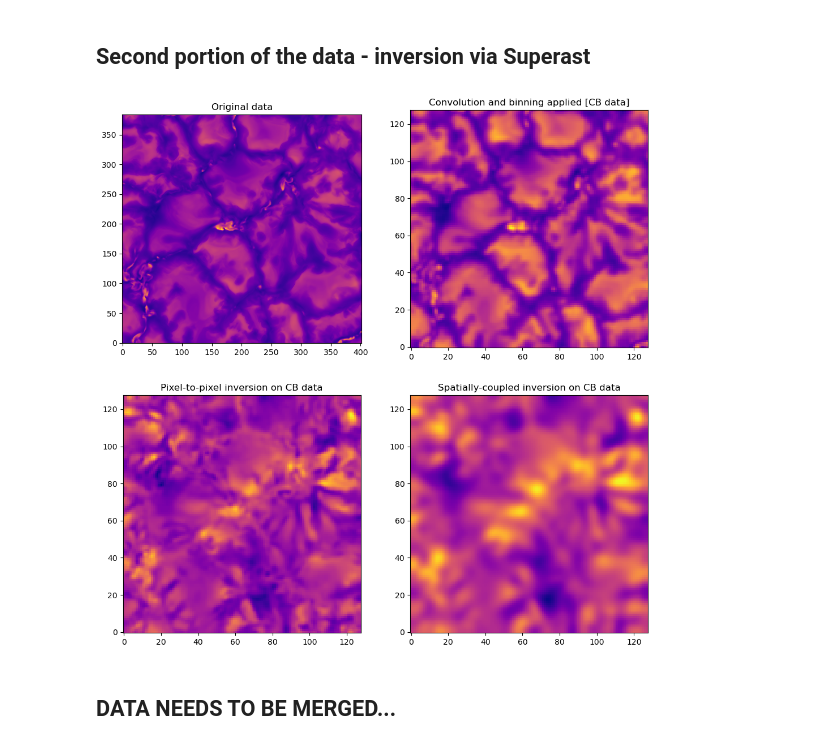
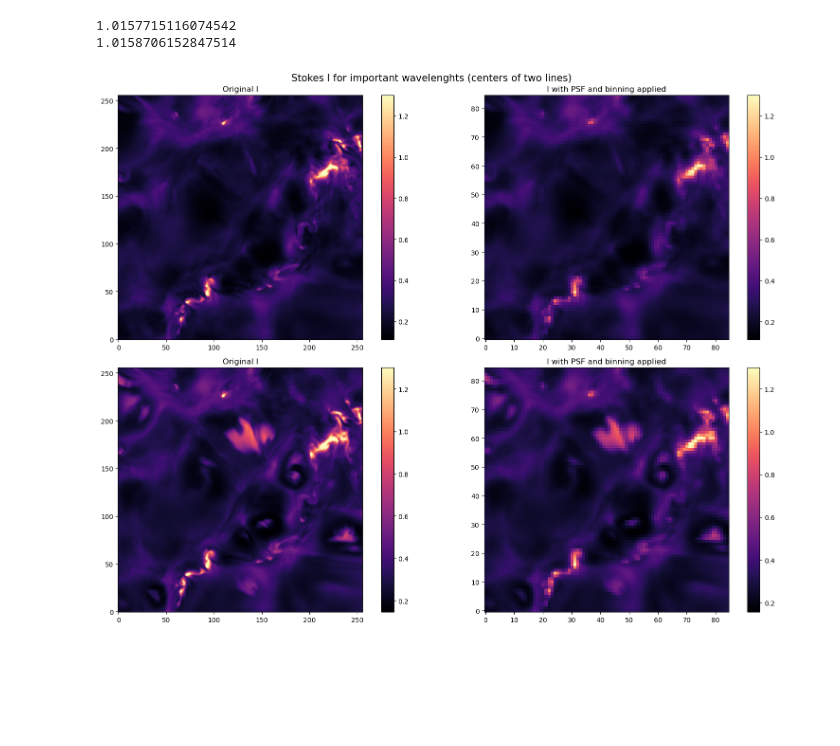
Before and after one commit to zorzeus/inversion_comparison, a Jupyter notebook: invert_sc_and_ptp.ipynb, the cells around one changed output. Cells and saved outputs as stored; diff of their text form; code cells hidden in the pictures; blank space fills up the shorter version.

```diff
--- a/invert_sc_and_ptp.ipynb
+++ b/invert_sc_and_ptp.ipynb
@@ -10,0 +13,4 @@ from astropy.io import fits
+# %%
+superast_bc_data = fits.open('binned_convolved_stokes.fits')[0].data[:85, :85, :, :] # og shape is (512, 512, 4, 201)
+stokes = fits.open('qs_ph_disk_center_synth.fits')[0].data[:256, :256, :, :]
+print(superast_bc_data.shape)
@@ -63,30 +34,38 @@ plt.show()
-# %% [markdown]
-## Second portion of the data - inversion via Superast
+# %%
+# Printing mean values
+
+print(np.mean(stokes[:,:,0,0]))
+print(np.mean(superast_bc_data[:,:,0,0]))
+# %% [output]
+1.0157715116074542
+1.0158706152847514
 # %%
-plt.figure(figsize=[12, 12])
+# Stokes I
+
+plt.figure(figsize=(16, 12))
+plt.suptitle('Stokes I for important wavelenghts (centers of two lines)', fontsize=15)
 
 plt.subplot(2, 2, 1)
-stokes = fits.open('qs_ph_disk_center_synth.fits')[0].data
-plt.imshow(stokes[384:768, 384:786, 0, 0], origin='lower', cmap='plasma')
-plt.title(r'Original data')
+plt.imshow(stokes[:,:,0, 50], origin='lower', cmap='magma', vmax=1.3)
+plt.colorbar()
+plt.title('Original I')
 
 plt.subplot(2, 2, 2)
-b_c = fits.open('binned_and_convolved_stokes.fits')[0].data
-plt.imshow(b_c[128:256, 128:256, 0, 0], origin='lower', cmap='plasma')
-plt.title(r'Convolution and binning applied [CB data]')
+plt.imshow(superast_bc_data[:,:,0, 50], origin='lower', cmap='magma', vmax=1.3)
+plt.colorbar()
+plt.title('I with PSF and binning applied')
 
 plt.subplot(2, 2, 3)
-invert_ptp = fits.open('modelout_0_pixel-to-pixel.fits')[0].data
-plt.imshow(invert_ptp[:, :, 0], origin='lower', cmap='plasma')
-plt.title(r'Pixel-to-pixel inversion on CB data')
+plt.imshow(stokes[:,:,0, 150], origin='lower', cmap='magma', vmax=1.3)
+plt.colorbar()
+plt.title('Original I')
 
 plt.subplot(2, 2, 4)
-invert_sc = fits.open('modelout_0_spatially_coupled.fits')[0].data
-plt.imshow(invert_sc[:, :, 0], origin ='lower', cmap='plasma')
-plt.title(r'Spatially-coupled inversion on CB data')
+plt.imshow(superast_bc_data[:,:,0, 150], origin='lower', cmap='magma', vmax=1.3)
+plt.colorbar()
+plt.title('I with PSF and binning applied')
 
+plt.tight_layout()
 plt.show()
 # %% [output]
-[figure, old version]
+[figure, new version]
-# %% [markdown]
-## DATA NEEDS TO BE MERGED...
```
Also changed, not shown: parts of 14 cells of this notebook.
